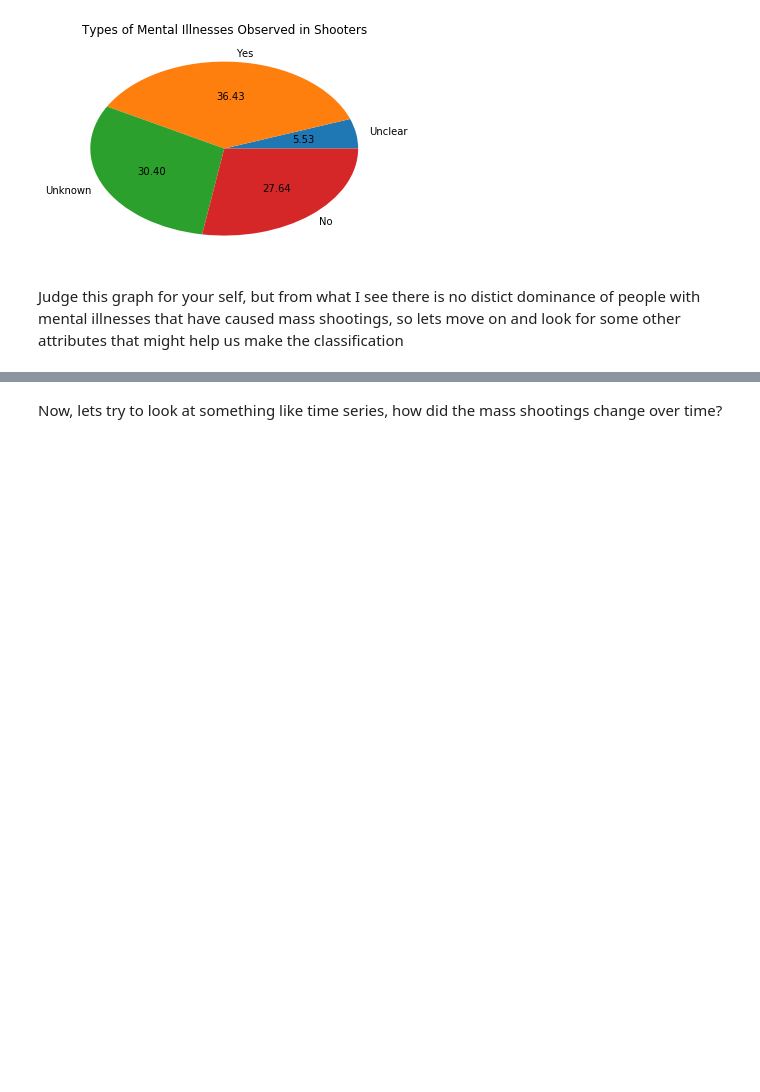
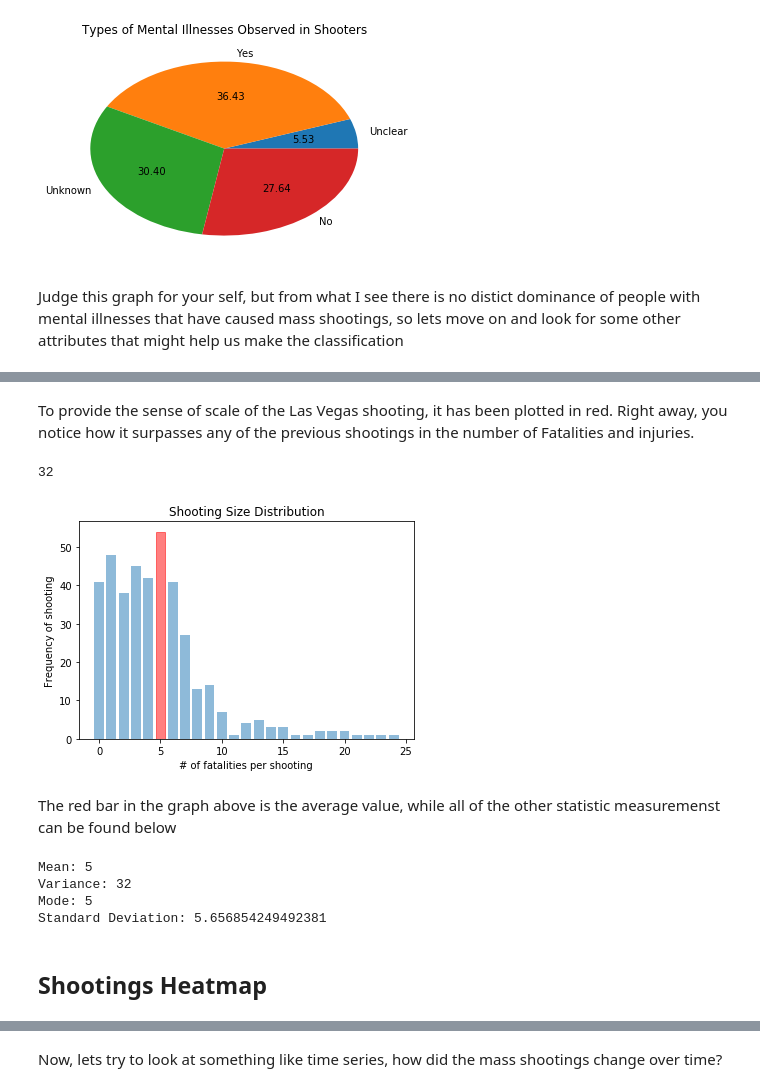
Before and after one commit to nikolaevra/us-mass-shootings-notebook, a Jupyter notebook: US Mass Shootings.ipynb, the cells around one changed output, grey strips where cells are left out. Drawn from its saved outputs; the diff is of its cells as text; code cells hidden in the pictures; blank space fills up the shorter version.

```diff
--- a/US Mass Shootings.ipynb
+++ b/US Mass Shootings.ipynb
@@ -83,3 +119,57 @@ plt.show()
+# %% [markdown]
+To provide the sense of scale of the Las Vegas shooting, it has been plotted in red. Right away, you notice how it surpasses any of the previous shootings in the number of Fatalities and injuries.
+# %%
+import collections
+import statistics as s
+
+# create a dictionary to count for each category
+fatal_dict = dict()
+
+for item in dead:
+    if item not in fatal_dict:
+        fatal_dict[item] = 1
+    else:
+        fatal_dict[item] += 1
+
+# sort elements in the dictionary in increasing order
+ordered_dict = collections.OrderedDict(sorted(fatal_dict.items()))
+
+# converting dictionary into a list
+deaths = list(ordered_dict.keys())
+num_deaths = list(ordered_dict.values())
+elem_count = np.arange(len(deaths))
+
+# find mean and variance
+mean = s.mean(dead)
+var = s.variance(dead)
+
+bars = plt.bar(elem_count, num_deaths, align='center', alpha=0.5)
+bars[mean].set_color('r')
+
+plt.ylabel("Frequency of shooting")
+plt.xlabel("# of fatalities per shooting")
+plt.title('Shooting Size Distribution')
+
+plt.show()
+# %% [output]
+32
+[figure, added]
+# %% [markdown]
+The red bar in the graph above is the average value, while all of the other statistic measuremenst can be found below
+# %%
+mean = s.mean(dead)
+var = s.variance(dead)
+mode = s.mode(dead)
+st_dev = s.stdev(dead)
+
+print('Mean: {0}\nVariance: {1}\nMode: {2}\nStandard Deviation: {3}'.format(mean, var, mode, st_dev))
+# %% [output]
+Mean: 5
+Variance: 32
+Mode: 5
+Standard Deviation: 5.656854249492381
+# %% [markdown]
+## Shootings Heatmap
 # %%
 %%HTML
 <iframe width="900" height="800" frameborder="0" scrolling="no" src="//plot.ly/~nikolaevra/10.embed"></iframe>
```
Also changed, not shown: parts of 11 cells of this notebook, 6 other files.
